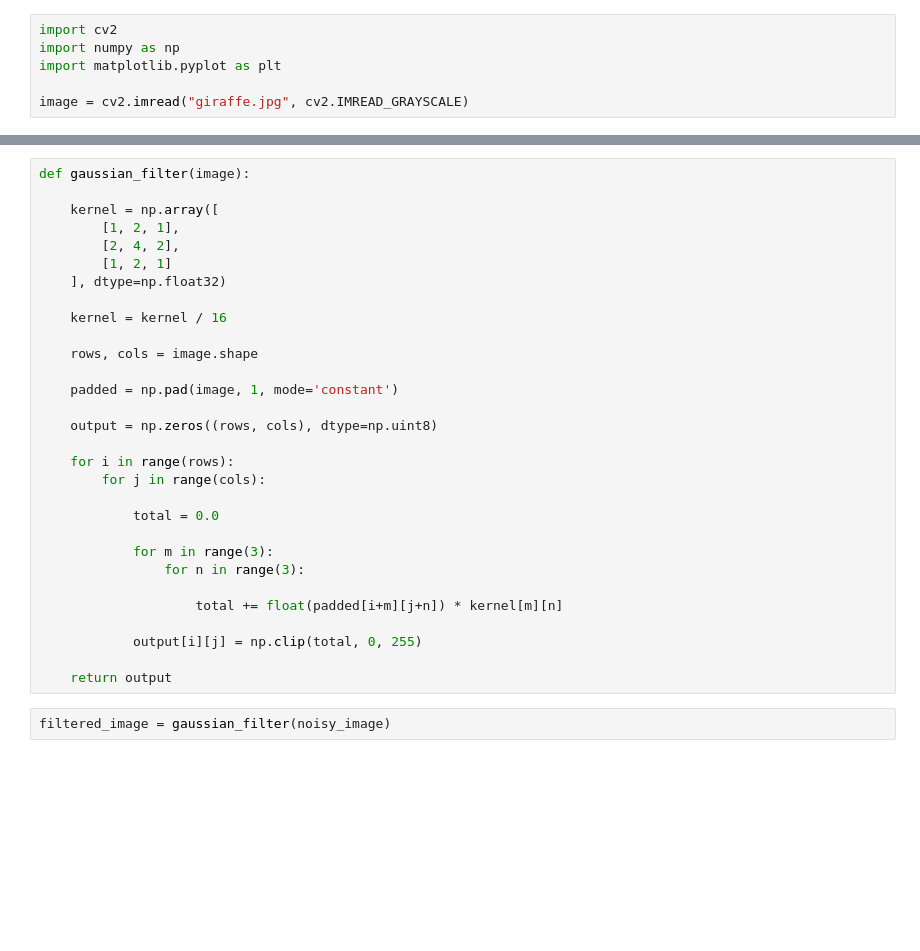
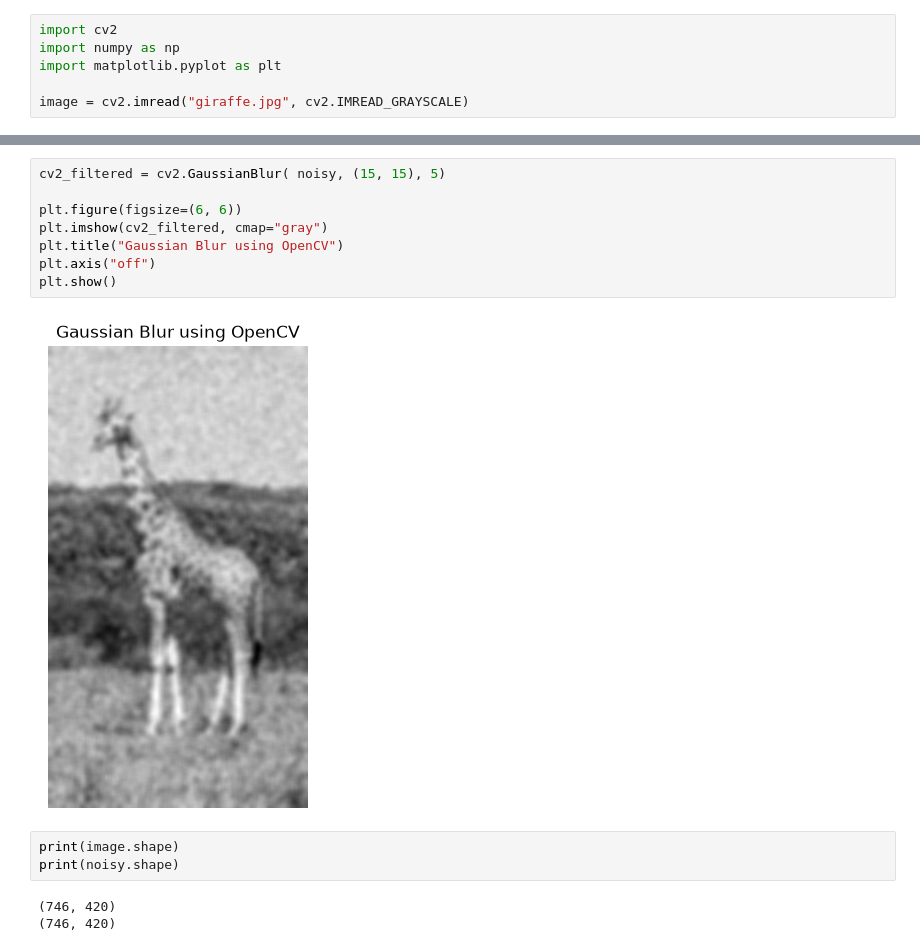
Before and after one commit to monishkacha/CV_2026_H11_23BIT249, a Jupyter notebook: Experiment_4/experiment_4.ipynb, the cells around one changed output, grey strips where cells are left out. Cells and saved outputs as stored; diff of their text form; blank space fills up the shorter version.

```diff
--- a/Experiment_4/experiment_4.ipynb
+++ b/Experiment_4/experiment_4.ipynb
@@ -30,33 +22,17 @@ plt.show()
 # %%
-def gaussian_filter(image):
+cv2_filtered = cv2.GaussianBlur( noisy, (15, 15), 5)
 
-    kernel = np.array([
-        [1, 2, 1],
-        [2, 4, 2],
-        [1, 2, 1]
-    ], dtype=np.float32)
-
-    kernel = kernel / 16
-
-    rows, cols = image.shape
-
-    padded = np.pad(image, 1, mode='constant')
-
-    output = np.zeros((rows, cols), dtype=np.uint8)
-
-    for i in range(rows):
-        for j in range(cols):
-
-            total = 0.0
-
-            for m in range(3):
-                for n in range(3):
-
-                    total += float(padded[i+m][j+n]) * kernel[m][n]
-
-            output[i][j] = np.clip(total, 0, 255)
-
-    return output
+plt.figure(figsize=(6, 6))
+plt.imshow(cv2_filtered, cmap="gray")
+plt.title("Gaussian Blur using OpenCV")
+plt.axis("off")
+plt.show()
+# %% [output]
+[figure, added]
 # %%
-filtered_image = gaussian_filter(noisy_image)
+print(image.shape)
+print(noisy.shape)
+# %% [output]
+(746, 420)
+(746, 420)
 # %%
```
Also changed, not shown: parts of 6 cells of this notebook, 2 other files.
